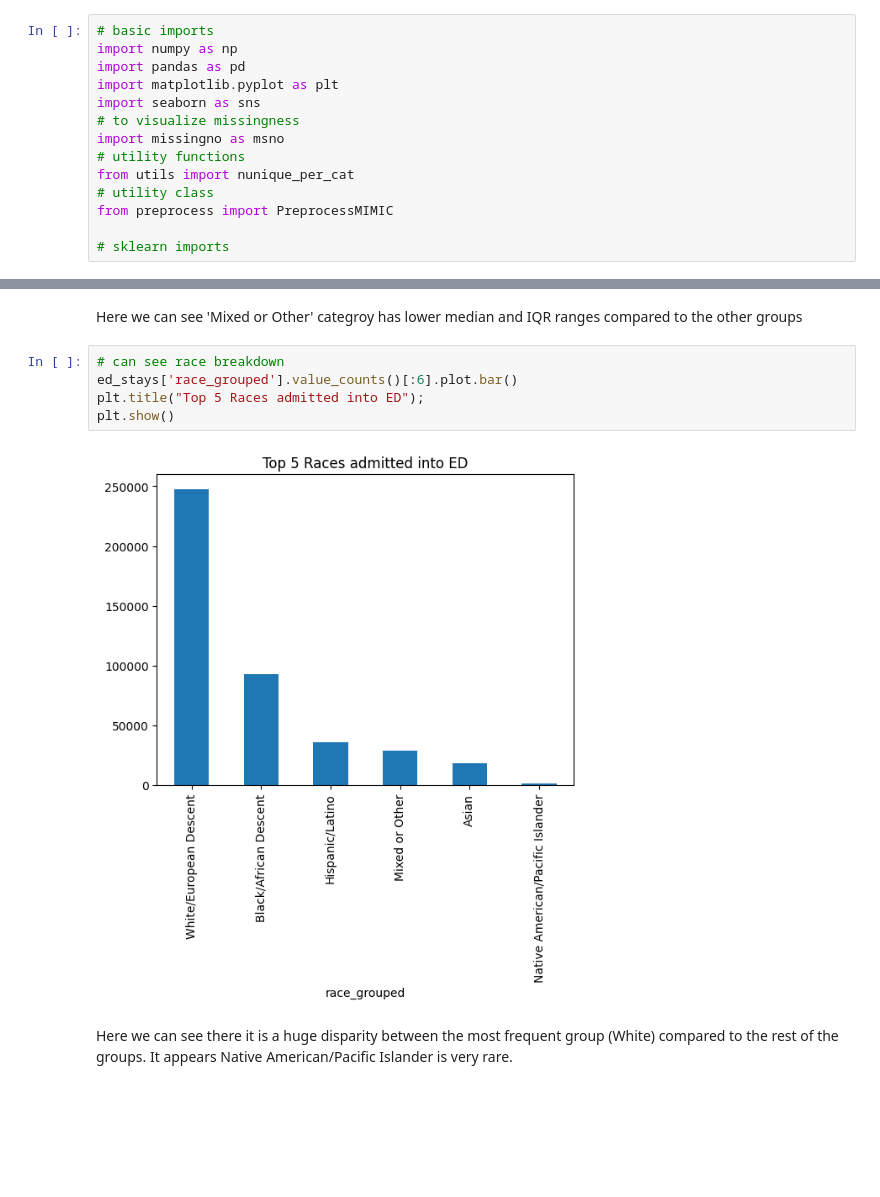
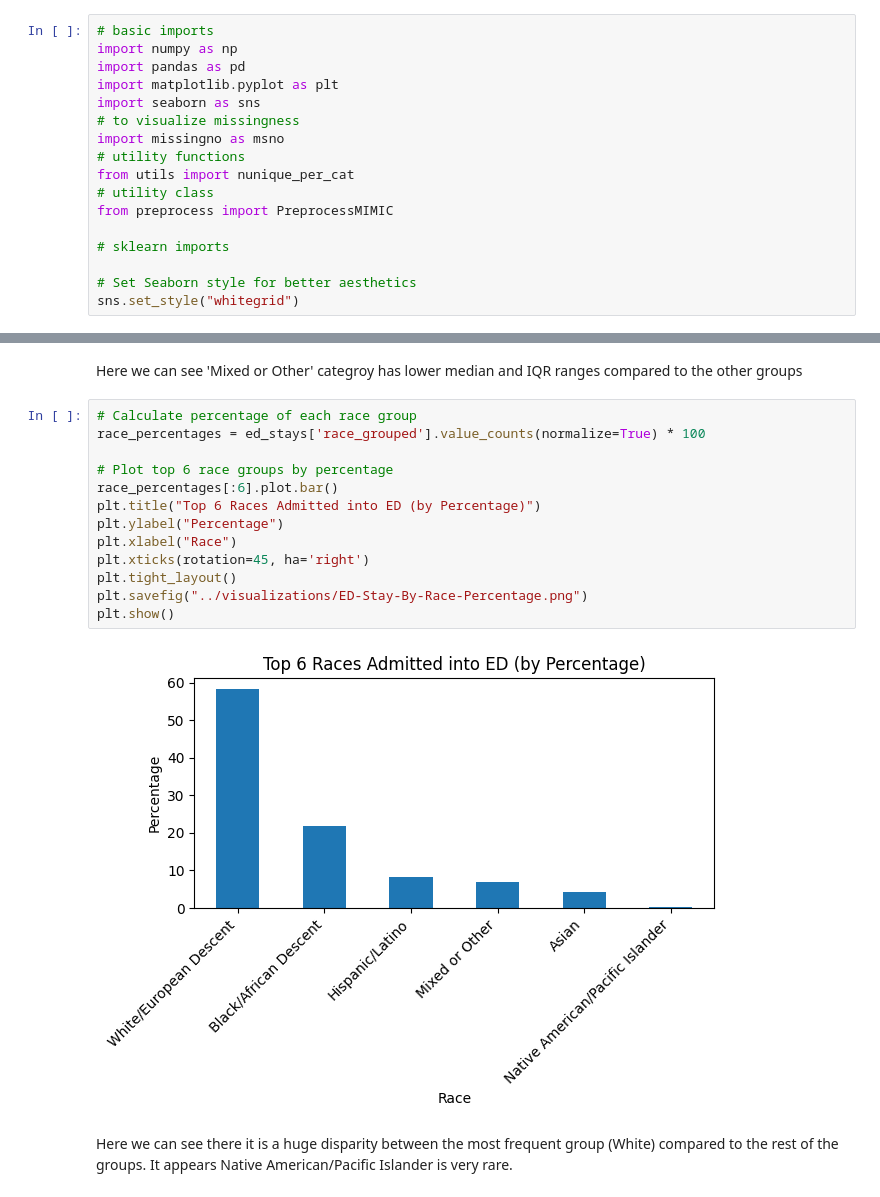
Before and after one commit to JewelsHovan/Milestone-I, a Jupyter notebook: src/EDA.ipynb, the cells around one changed output, grey strips where cells are left out. Drawn from its saved outputs; the diff is of its cells as text; blank space fills up the shorter version.

```diff
--- a/src/EDA.ipynb
+++ b/src/EDA.ipynb
@@ -41,6 +41,9 @@ from utils import nunique_per_cat
 from preprocess import PreprocessMIMIC
 
 # sklearn imports
+
+# Set Seaborn style for better aesthetics
+sns.set_style("whitegrid")
 # %%
 # modify this to direct to the data stored locally
 file_paths = {
@@ -187,12 +188,20 @@ plt.show()
 # %% [markdown]
 Here we can see 'Mixed or Other' categroy has lower median and IQR ranges compared to the other groups
 # %%
-# can see race breakdown
-ed_stays['race_grouped'].value_counts()[:6].plot.bar()
-plt.title("Top 5 Races admitted into ED");
+# Calculate percentage of each race group
+race_percentages = ed_stays['race_grouped'].value_counts(normalize=True) * 100
+
+# Plot top 6 race groups by percentage
+race_percentages[:6].plot.bar()
+plt.title("Top 6 Races Admitted into ED (by Percentage)")
+plt.ylabel("Percentage")
+plt.xlabel("Race")
+plt.xticks(rotation=45, ha='right')
+plt.tight_layout()
+plt.savefig("../visualizations/ED-Stay-By-Race-Percentage.png")
 plt.show()
 # %% [output]
-[figure, old version]
+[figure, new version]
 # %% [markdown]
 Here we can see there it is a huge disparity between the most frequent group (White) compared to the rest of the groups. It appears Native American/Pacific Islander is very rare.
 # %% [markdown]
```
Also changed, not shown: parts of 73 cells of this notebook, 22 other files.
